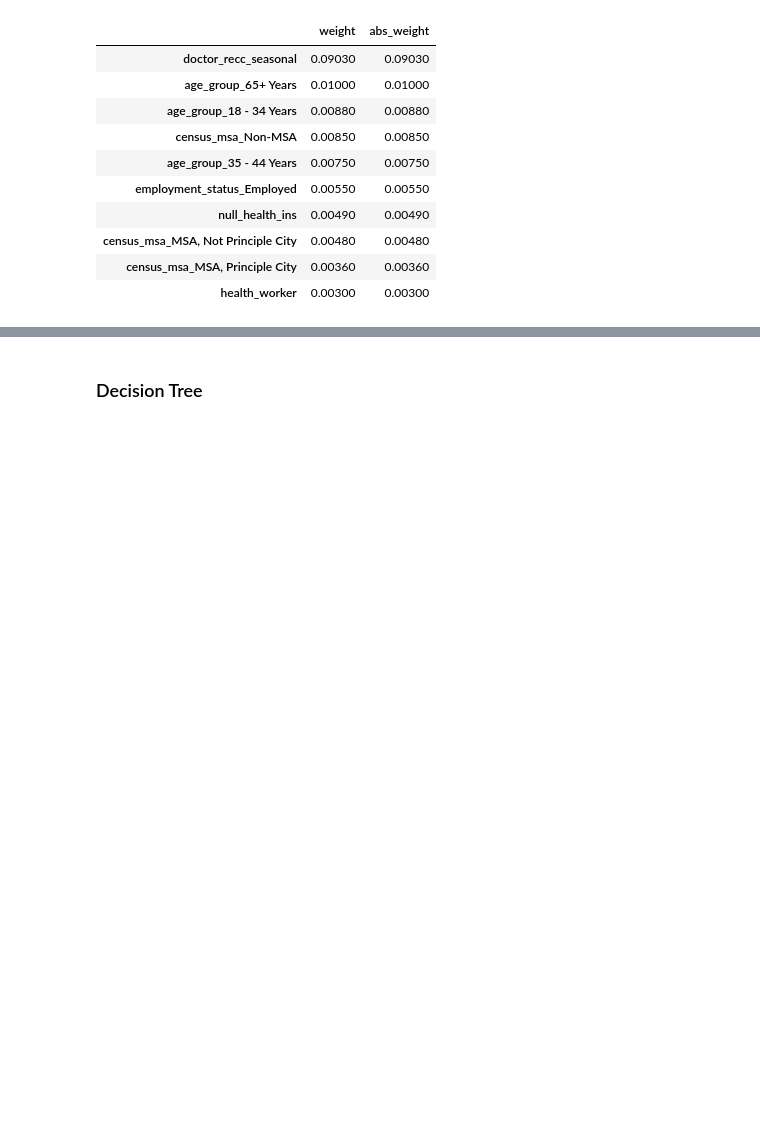
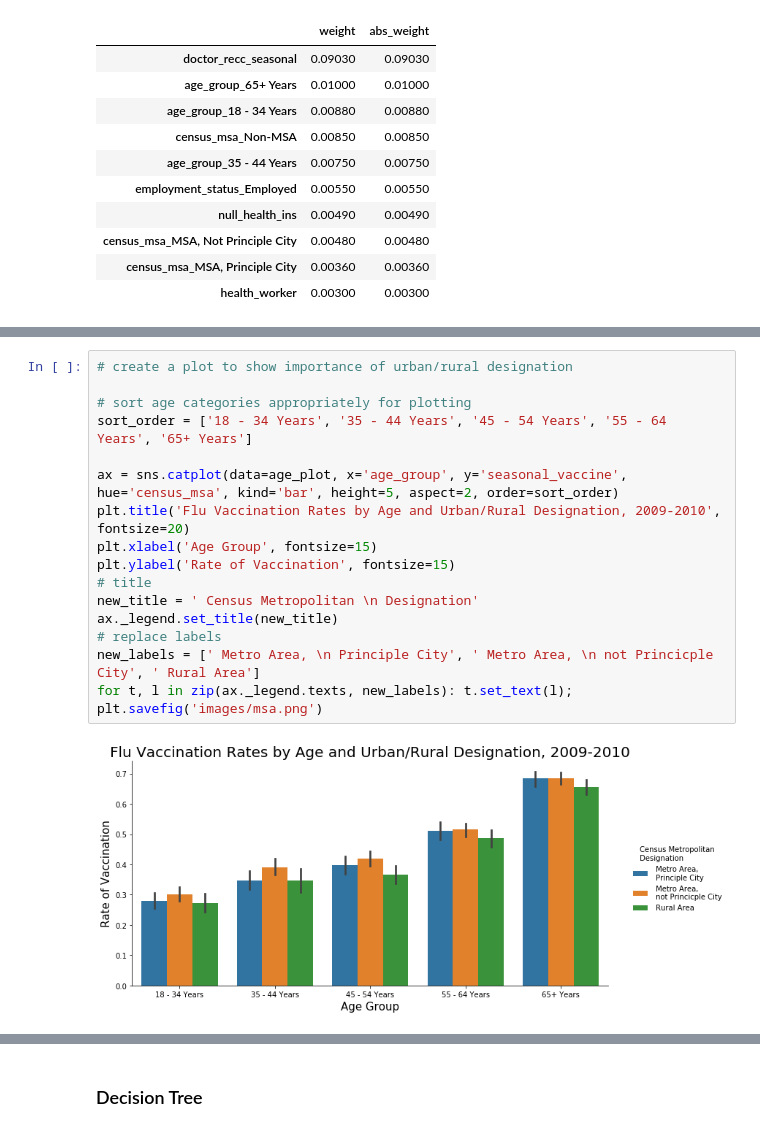
Before and after one commit to lilisbeit/Targeted-Flu-Vaccination-Outreach, a Jupyter notebook: final-model.ipynb, the cells around one changed output, grey strips where cells are left out. Drawn from its saved outputs; the diff is of its cells as text; blank space fills up the shorter version.

```diff
--- a/final-model.ipynb
+++ b/final-model.ipynb
@@ -1083,0 +1099,19 @@ top_ten
+# %%
+# create a plot to show importance of urban/rural designation
+
+# sort age categories appropriately for plotting
+sort_order = ['18 - 34 Years', '35 - 44 Years', '45 - 54 Years', '55 - 64 Years', '65+ Years']
+
+ax = sns.catplot(data=age_plot, x='age_group', y='seasonal_vaccine', hue='census_msa', kind='bar', height=5, aspect=2, order=sort_order)
+plt.title('Flu Vaccination Rates by Age and Urban/Rural Designation, 2009-2010', fontsize=20)
+plt.xlabel('Age Group', fontsize=15)
+plt.ylabel('Rate of Vaccination', fontsize=15)
+# title
+new_title = ' Census Metropolitan \n Designation'
+ax._legend.set_title(new_title)
+# replace labels
+new_labels = [' Metro Area, \n Principle City', ' Metro Area, \n not Princicple City', ' Rural Area']
+for t, l in zip(ax._legend.texts, new_labels): t.set_text(l);
+plt.savefig('images/msa.png')
+# %% [output]
+[figure, added]
```
Also changed, not shown: parts of 44 cells of this notebook, 7 other files.
